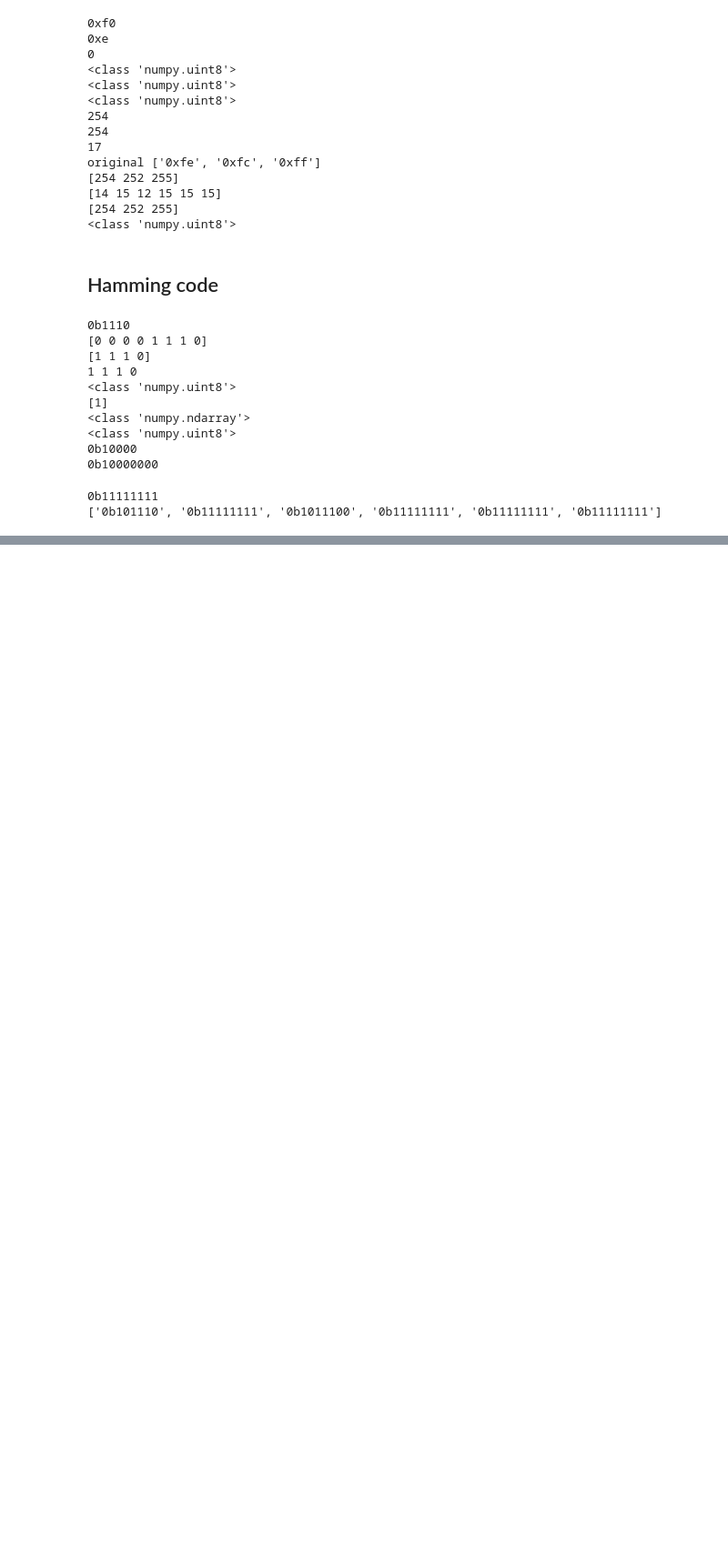
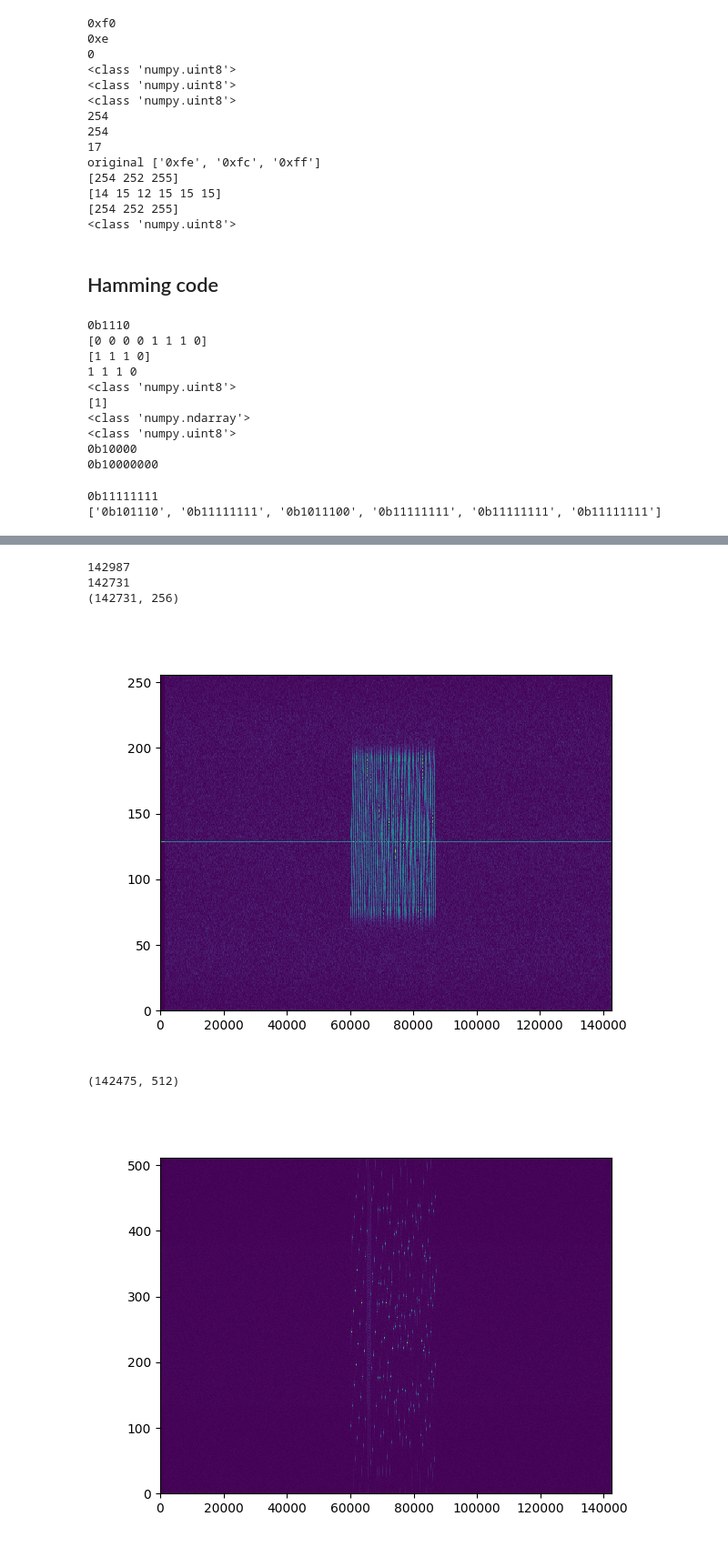
Before and after one commit to xsun2445/ee595hws, a Jupyter notebook: hw1/test.ipynb, the cells around one changed output, grey strips where cells are left out. Shown at 91% size. Drawn from its saved outputs; the diff is of its cells as text; code cells hidden in the pictures; blank space fills up the shorter version.

```diff
--- a/hw1/test.ipynb
+++ b/hw1/test.ipynb
@@ -332,0 +391,51 @@ print([bin(x) for x in hamming])
+# %%
+stft = []
+print(len(raw))
+
+for i in range(len(raw)-2**sf*2):
+    stft.append(np.fft.fftshift(np.fft.fft(raw[i:i+2**sf*2])))
+
+print(len(stft))
+
+stft = np.array(stft)
+print(stft.shape)
+
+
+plt.figure()
+# plt.imshow()
+plt.pcolormesh(abs(stft.T))
+# print(stft[0])
+plt.show()
+
+
+res = []
+
+for i in range(len(raw)-2**sf*2):
+    res.append(np.fft.fftshift(np.fft.fft(raw[i:i+2**sf*2]*dc)))
+
+res = np.array(res)
+print(res.shape)
+
+plt.figure()
+# plt.imshow()
+plt.pcolormesh(abs(res.T))
+# print(stft[0])
+plt.show()
+
+# plt.figure()
+# plt.plot(abs(stft[len(stft)//2+240]))
+# plt.show()
+
+
+# plt.specgram(raw, Fs=fs)
+# plt.title('Spectrogram Using matplotlib.pyplot.specgram() Method')
+# plt.xlabel("DATA")
+# plt.ylabel("TIME")
+# plt.show()
+# %% [output]
+142987
+142731
+(142731, 256)
+[figure, added]
+(142475, 512)
+[figure, added]
```
Also changed, not shown: parts of 6 cells of this notebook, 1 other file.
